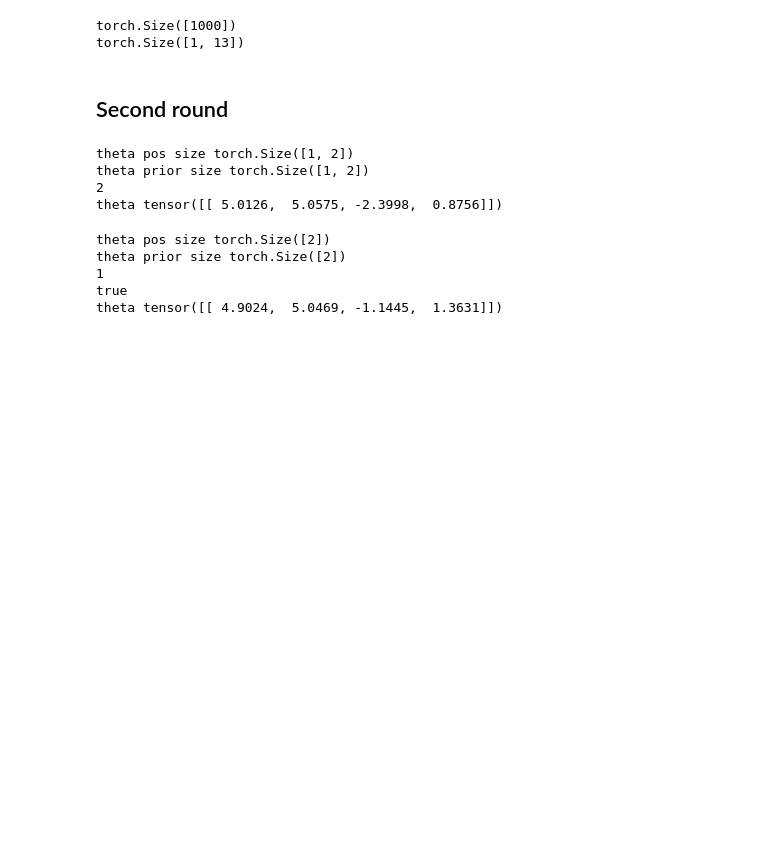
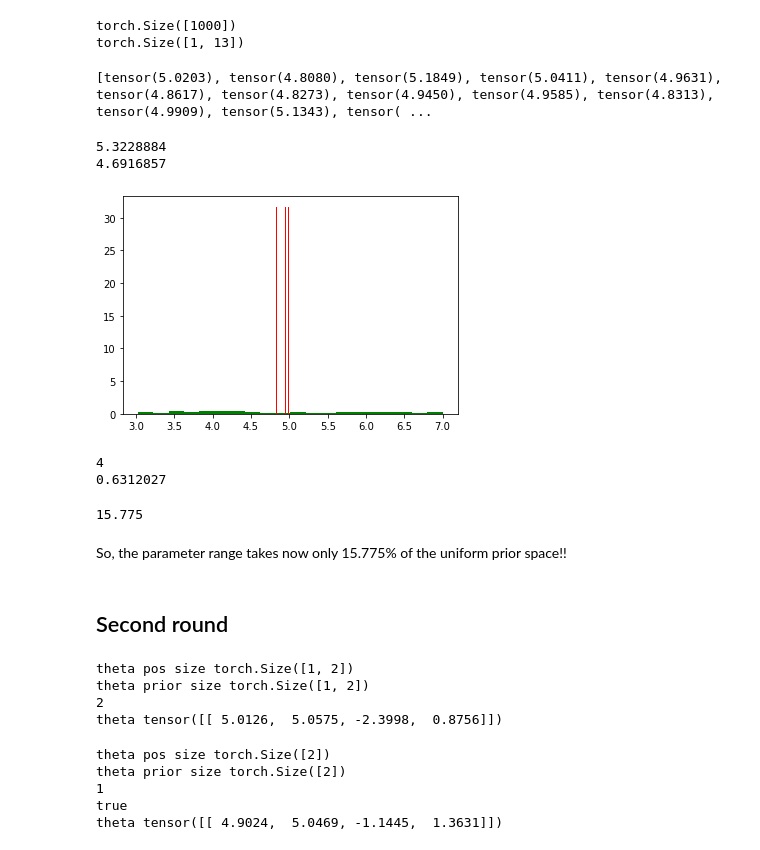
Before and after one commit to andererka/SBI_for_EEG, a Jupyter notebook: notebooks/piecewise_comparison.ipynb, the cells around one changed output. Saved outputs shown, nothing was run; the diff lists cells and outputs as text; code cells hidden in the pictures; blank space fills up the shorter version.

Commit message:
print

```diff
--- a/notebooks/piecewise_comparison.ipynb
+++ b/notebooks/piecewise_comparison.ipynb
@@ -515,6 +515,40 @@ num_samples = 100
 samples = posterior.sample((num_samples,), x=obs_real_stats)
 
 proposal1 = posterior.set_default_x(obs_real_stats)
+# %%
+samples_0 = []
+
+for i in samples:
+    samples_0.append(i[0])
+print(samples_0)
+# %% [output]
+[tensor(5.0203), tensor(4.8080), tensor(5.1849), tensor(5.0411), tensor(4.9631), tensor(4.8617), tensor(4.8273), tensor(4.9450), tensor(4.9585), tensor(4.8313), tensor(4.9909), tensor(5.1343), tensor( ...
+# %%
+### comparing samples range from posterior and prior:
+data = np.random.uniform(prior_min[0],prior_max[0],100) # You are generating 1000 points between 0 and 1.
+
+plt.hist(data, 20, facecolor='green', density=True)
+plt.hist(samples_0, 20, facecolor='red', density=True)
+
+
+print(np.max(samples_0))
+print(np.min(samples_0))
+# %% [output]
+5.3228884
+4.6916857
+[figure, added]
+# %%
+print(prior_max[0]-prior_min[0])
+print(np.max(samples_0)-np.min(samples_0))
+# %% [output]
+4
+0.6312027
+# %%
+100/(4/0.631)
+# %% [output]
+15.775
+# %% [markdown]
+So, the parameter range takes now only 15.775% of the uniform prior space!!
 # %% [markdown]
 ## Second round
 # %%
```
Also changed, not shown: parts of 1 cell of this notebook, 11 other files.
